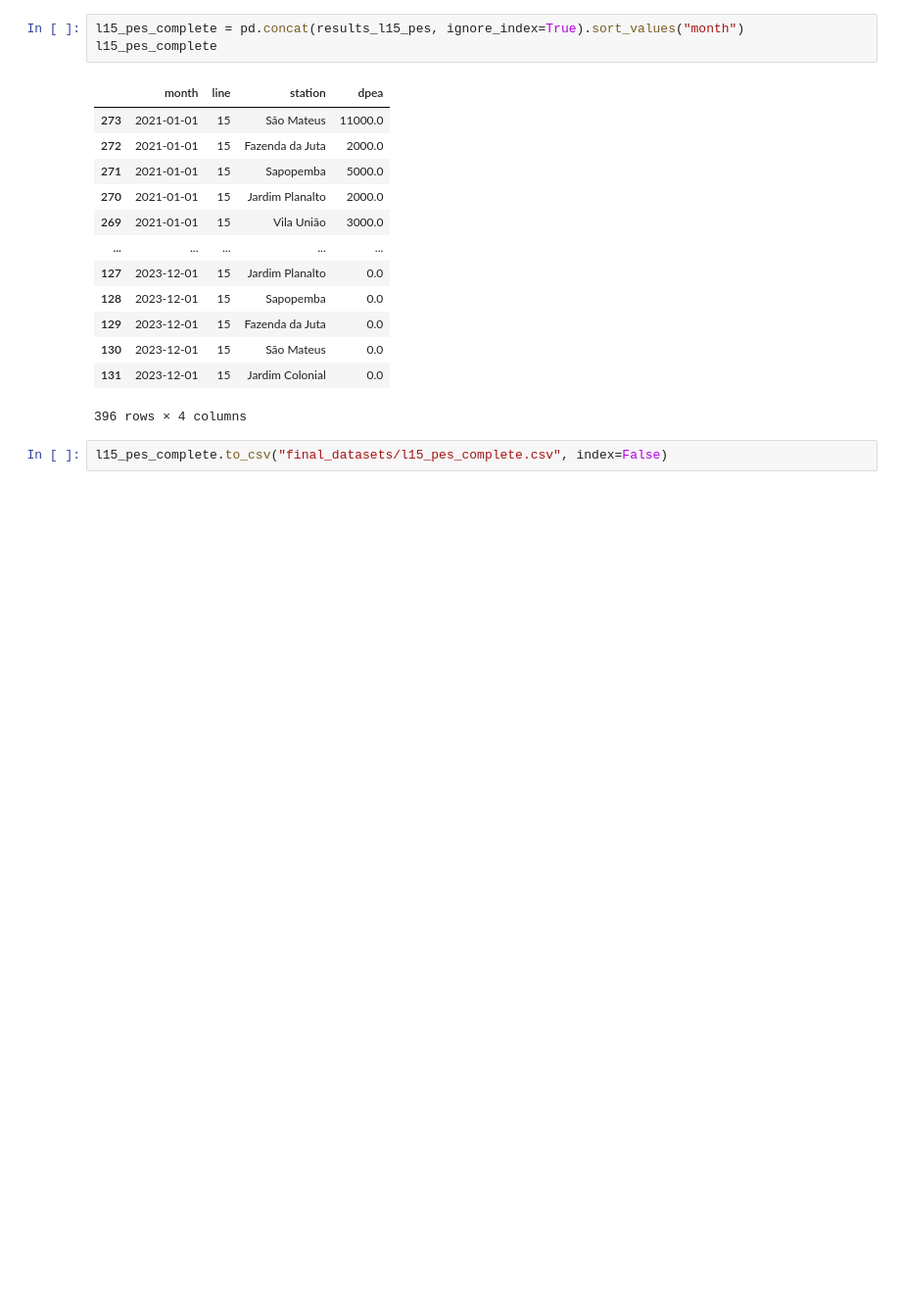
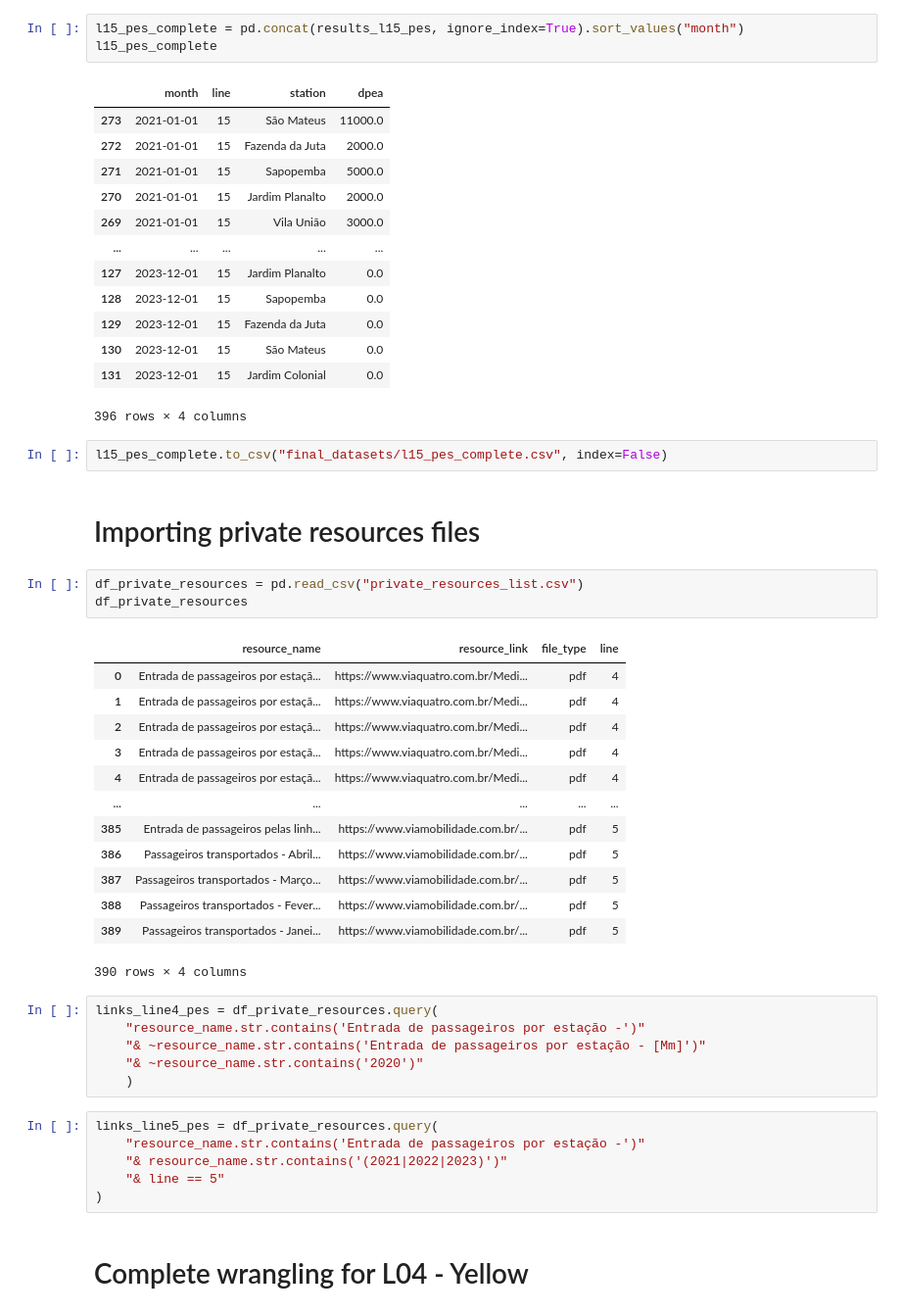
Before and after one commit to OmdenaAI/sao-paulo-chapter-passenger-demand, a Jupyter notebook: src/tasks/task_1_data_collection_preprocessing/etl_pes.ipynb, the cells around one changed output. Shown at 98% size. Drawn from its saved outputs; the diff is of its cells as text; blank space fills up the shorter version.

```diff
--- a/src/tasks/task_1_data_collection_preprocessing/etl_pes.ipynb
+++ b/src/tasks/task_1_data_collection_preprocessing/etl_pes.ipynb
@@ -260,3 +259,36 @@ l15_pes_complete
 396 rows × 4 columns
 # %%
 l15_pes_complete.to_csv("final_datasets/l15_pes_complete.csv", index=False)
+# %% [markdown]
+# Importing private resources files
+# %%
+df_private_resources = pd.read_csv("private_resources_list.csv")
+df_private_resources
+# %% [output]
+|  | resource_name | resource_link | file_type | line |
+| 0 | Entrada de passageiros por estaçã... | https://www.viaquatro.com.br/Medi... | pdf | 4 |
+| 1 | Entrada de passageiros por estaçã... | https://www.viaquatro.com.br/Medi... | pdf | 4 |
+| 2 | Entrada de passageiros por estaçã... | https://www.viaquatro.com.br/Medi... | pdf | 4 |
+| 3 | Entrada de passageiros por estaçã... | https://www.viaquatro.com.br/Medi... | pdf | 4 |
+| 4 | Entrada de passageiros por estaçã... | https://www.viaquatro.com.br/Medi... | pdf | 4 |
+| ... | ... | ... | ... | ... |
+| 385 | Entrada de passageiros pelas linh... | https://www.viamobilidade.com.br/... | pdf | 5 |
+| 386 | Passageiros transportados - Abril... | https://www.viamobilidade.com.br/... | pdf | 5 |
+| 387 | Passageiros transportados - Março... | https://www.viamobilidade.com.br/... | pdf | 5 |
+| 388 | Passageiros transportados - Fever... | https://www.viamobilidade.com.br/... | pdf | 5 |
+| 389 | Passageiros transportados - Janei... | https://www.viamobilidade.com.br/... | pdf | 5 |
+390 rows × 4 columns
+# %%
+links_line4_pes = df_private_resources.query(
+    "resource_name.str.contains('Entrada de passageiros por estação -')"
+    "& ~resource_name.str.contains('Entrada de passageiros por estação - [Mm]')"
+    "& ~resource_name.str.contains('2020')"
+    )
+# %%
+links_line5_pes = df_private_resources.query(
+    "resource_name.str.contains('Entrada de passageiros por estação -')"
+    "& resource_name.str.contains('(2021|2022|2023)')"
+    "& line == 5"
+)
+# %% [markdown]
+# Complete wrangling for L04 - Yellow
```
Also changed, not shown: parts of 10 cells of this notebook, 2 other files.
